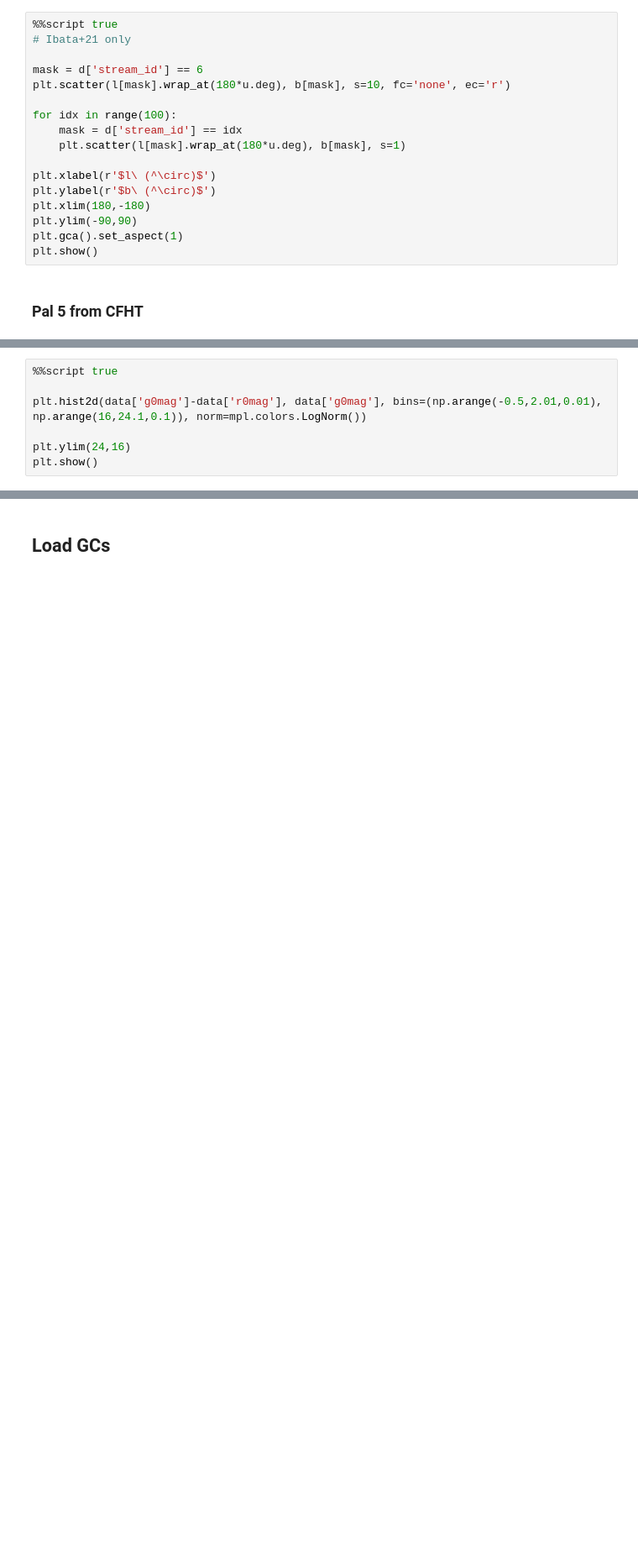
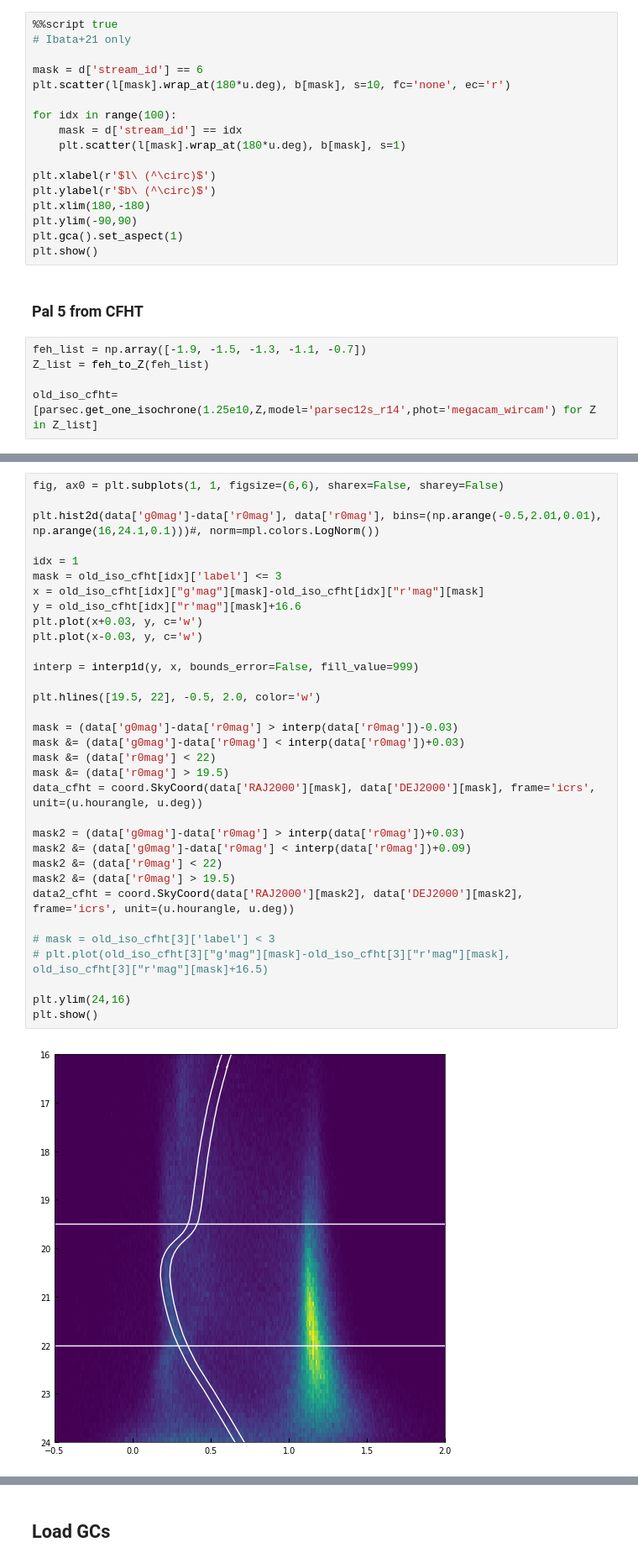
Before and after one commit to ybillchen/GC_stream, a Jupyter notebook: notebooks/streamfinder_catalog.ipynb, the cells around one changed output, grey strips where cells are left out. Shown at 84% size. Saved outputs shown, nothing was run; the diff lists cells and outputs as text; blank space fills up the shorter version.

```diff
--- a/notebooks/streamfinder_catalog.ipynb
+++ b/notebooks/streamfinder_catalog.ipynb
@@ -297,3 +298,8 @@ plt.gca().set_aspect(1)
 plt.show()
 # %% [markdown]
 ### Pal 5 from CFHT
+# %%
+feh_list = np.array([-1.9, -1.5, -1.3, -1.1, -0.7])
+Z_list = feh_to_Z(feh_list)
+
+old_iso_cfht= [parsec.get_one_isochrone(1.25e10,Z,model='parsec12s_r14',phot='megacam_wircam') for Z in Z_list]
@@ -304,9 +319,37 @@ hdul = fits.open('../data/pal_5_cfht_ibata17.fit')
 data = hdul[1].data
 hdul.close()
 # %%
-%%script true
+fig, ax0 = plt.subplots(1, 1, figsize=(6,6), sharex=False, sharey=False)
 
-plt.hist2d(data['g0mag']-data['r0mag'], data['g0mag'], bins=(np.arange(-0.5,2.01,0.01), np.arange(16,24.1,0.1)), norm=mpl.colors.LogNorm())
+plt.hist2d(data['g0mag']-data['r0mag'], data['r0mag'], bins=(np.arange(-0.5,2.01,0.01), np.arange(16,24.1,0.1)))#, norm=mpl.colors.LogNorm())
+
+idx = 1
+mask = old_iso_cfht[idx]['label'] <= 3
+x = old_iso_cfht[idx]["g'mag"][mask]-old_iso_cfht[idx]["r'mag"][mask]
+y = old_iso_cfht[idx]["r'mag"][mask]+16.6
+plt.plot(x+0.03, y, c='w')
+plt.plot(x-0.03, y, c='w')
+
+interp = interp1d(y, x, bounds_error=False, fill_value=999)
+
+plt.hlines([19.5, 22], -0.5, 2.0, color='w')
+
+mask = (data['g0mag']-data['r0mag'] > interp(data['r0mag'])-0.03)
+mask &= (data['g0mag']-data['r0mag'] < interp(data['r0mag'])+0.03)
+mask &= (data['r0mag'] < 22)
+mask &= (data['r0mag'] > 19.5)
+data_cfht = coord.SkyCoord(data['RAJ2000'][mask], data['DEJ2000'][mask], frame='icrs', unit=(u.hourangle, u.deg))
+
+mask2 = (data['g0mag']-data['r0mag'] > interp(data['r0mag'])+0.03)
+mask2 &= (data['g0mag']-data['r0mag'] < interp(data['r0mag'])+0.09)
+mask2 &= (data['r0mag'] < 22)
+mask2 &= (data['r0mag'] > 19.5)
+data2_cfht = coord.SkyCoord(data['RAJ2000'][mask2], data['DEJ2000'][mask2], frame='icrs', unit=(u.hourangle, u.deg))
+
+# mask = old_iso_cfht[3]['label'] < 3
+# plt.plot(old_iso_cfht[3]["g'mag"][mask]-old_iso_cfht[3]["r'mag"][mask], old_iso_cfht[3]["r'mag"][mask]+16.5)
 
 plt.ylim(24,16)
 plt.show()
+# %% [output]
+[figure, added]
```
Also changed, not shown: parts of 15 cells of this notebook, 4 other files.
